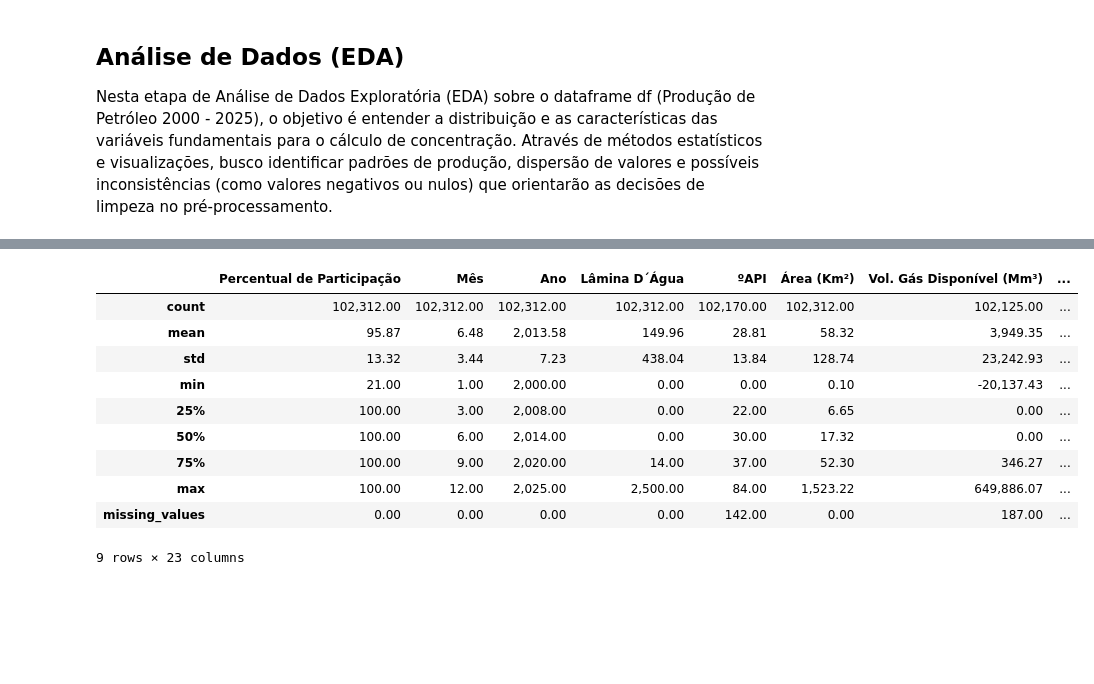
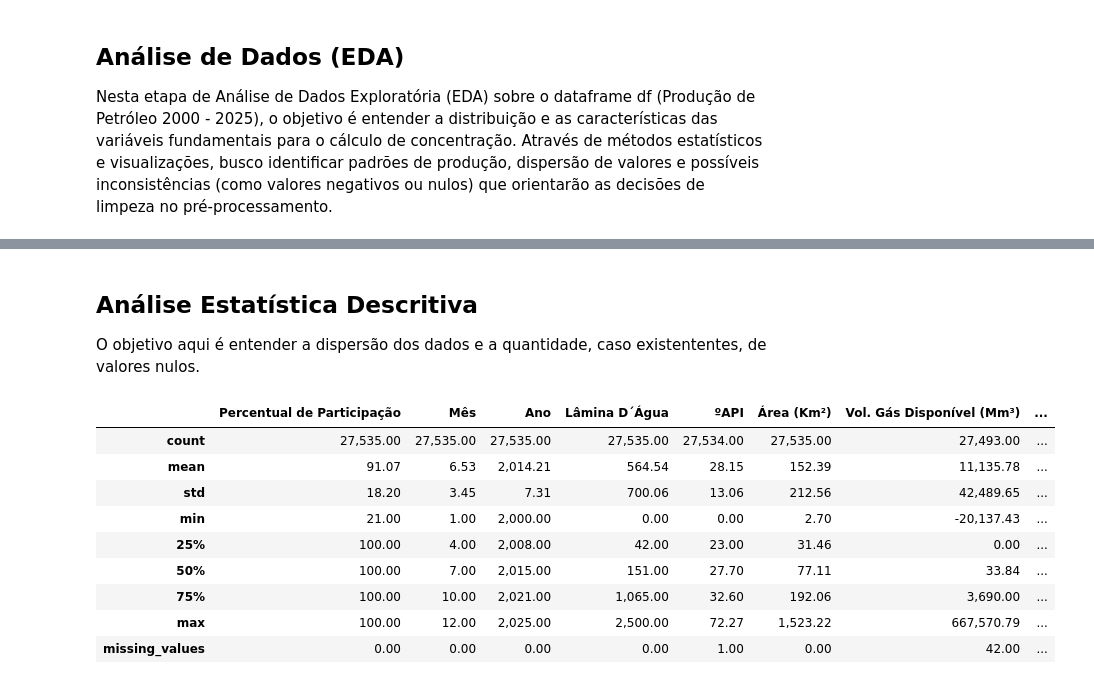
Before and after one commit to Diogo-Pinto/br-og-prd-concentration, a Jupyter notebook: notebooks/concentration-analysis.ipynb, the cells around one changed output, grey strips where cells are left out. Drawn from its saved outputs; the diff is of its cells as text; code cells hidden in the pictures; blank space fills up the shorter version.

```diff
--- a/notebooks/concentration-analysis.ipynb
+++ b/notebooks/concentration-analysis.ipynb
@@ -111,14 +112,17 @@ plt.rcParams['figure.figsize'] = [12, 6] # Define um tamanho padrão melhor para
 
 # Configura o pandas para mostrar números flutuantes com 2 casas decimais e separador de milhar
 pd.options.display.float_format = '{:,.2f}'.format
+
+pd.set_option('display.max_columns', None)
+pd.set_option('display.max_rows', None)
 # %%
 # Caminho dos dados no GitHub (Versão Raw)
 DATA_URL = "https://raw.githubusercontent.com/Diogo-Pinto/br-og-prd-concentration/main/data/raw/prod_2000_2025.csv"
 # %%
 # Carregamento do DataFrame com tratamento de erro
 try:
-    df = pd.read_csv(DATA_URL, sep=',', encoding='utf-8-sig')
-    print(f"Sucesso! O dataset possui {df.shape[0]} linhas e {df.shape[1]} colunas.")
+    df_oil_prod = pd.read_csv(DATA_URL, sep=',', encoding='ISO-8859-1')
+    print(f"Sucesso! O dataset possui {df_oil_prod.shape[0]} linhas e {df_oil_prod.shape[1]} colunas.")
 except Exception as e:
     print(f"Erro ao carregar os dados: {e}")
 # %% [output]
@@ -141,26 +209,26 @@ Nesta etapa de Análise de Dados Exploratória (EDA) sobre o dataframe df (Produ
+# %% [markdown]
+## Análise Estatística Descritiva
+
+O objetivo aqui é entender a dispersão dos dados e a quantidade, caso existententes, de valores nulos.
 # %%
-# --- Análise Estatística Descritiva ---
-# O objetivo aqui é entender a dispersão dos dados de produção antes de calcular o HHI.
+# Gerando o resumo estatístico para as variáveis numéricas
+estatisticas = df_oil_prod.describe()
 
-# Gerando o resumo estatístico para as variáveis numéricas
-estatisticas = df.describe()
-
-# Adicionando a contagem de valores ausentes (requisito do checklist)
-estatisticas.loc['missing_values'] = df.isnull().sum()
+# Adicionando a contagem de valores ausentes
+estatisticas.loc['missing_values'] = df_oil_prod.isnull().sum()
 
 display(estatisticas)
 # %% [output]
 |  | Percentual de Participação | Mês | Ano | Lâmina D´Água | ºAPI | Área (Km²) | Vol. Gás Disponível (Mm³) | ... |
-| count | 102,312.00 | 102,312.00 | 102,312.00 | 102,312.00 | 102,170.00 | 102,312.00 | 102,125.00 | ... |
-| mean | 95.87 | 6.48 | 2,013.58 | 149.96 | 28.81 | 58.32 | 3,949.35 | ... |
-| std | 13.32 | 3.44 | 7.23 | 438.04 | 13.84 | 128.74 | 23,242.93 | ... |
-| min | 21.00 | 1.00 | 2,000.00 | 0.00 | 0.00 | 0.10 | -20,137.43 | ... |
-| 25% | 100.00 | 3.00 | 2,008.00 | 0.00 | 22.00 | 6.65 | 0.00 | ... |
-| 50% | 100.00 | 6.00 | 2,014.00 | 0.00 | 30.00 | 17.32 | 0.00 | ... |
-| 75% | 100.00 | 9.00 | 2,020.00 | 14.00 | 37.00 | 52.30 | 346.27 | ... |
-| max | 100.00 | 12.00 | 2,025.00 | 2,500.00 | 84.00 | 1,523.22 | 649,886.07 | ... |
-| missing_values | 0.00 | 0.00 | 0.00 | 0.00 | 142.00 | 0.00 | 187.00 | ... |
+| count | 27,535.00 | 27,535.00 | 27,535.00 | 27,535.00 | 27,534.00 | 27,535.00 | 27,493.00 | ... |
+| mean | 91.07 | 6.53 | 2,014.21 | 564.54 | 28.15 | 152.39 | 11,135.78 | ... |
+| std | 18.20 | 3.45 | 7.31 | 700.06 | 13.06 | 212.56 | 42,489.65 | ... |
+| min | 21.00 | 1.00 | 2,000.00 | 0.00 | 0.00 | 2.70 | -20,137.43 | ... |
+| 25% | 100.00 | 4.00 | 2,008.00 | 42.00 | 23.00 | 31.46 | 0.00 | ... |
+| 50% | 100.00 | 7.00 | 2,015.00 | 151.00 | 27.70 | 77.11 | 33.84 | ... |
+| 75% | 100.00 | 10.00 | 2,021.00 | 1,065.00 | 32.60 | 192.06 | 3,690.00 | ... |
+| max | 100.00 | 12.00 | 2,025.00 | 2,500.00 | 72.27 | 1,523.22 | 667,570.79 | ... |
+| missing_values | 0.00 | 0.00 | 0.00 | 0.00 | 1.00 | 0.00 | 42.00 | ... |
-9 rows × 23 columns
 # %% [markdown]
 Insights:
 
```
Also changed, not shown: parts of 21 cells of this notebook.
